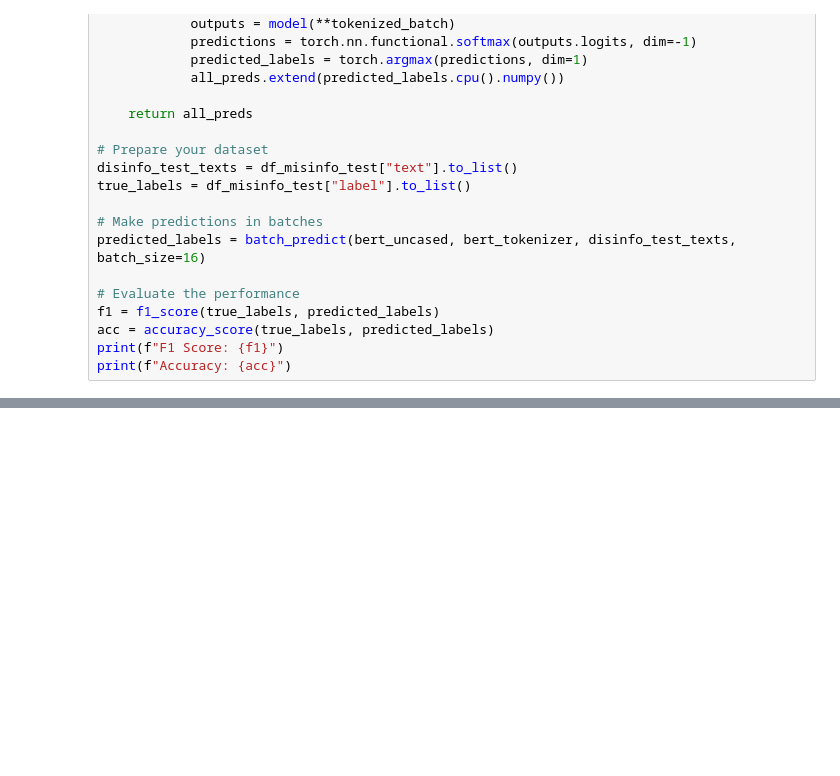
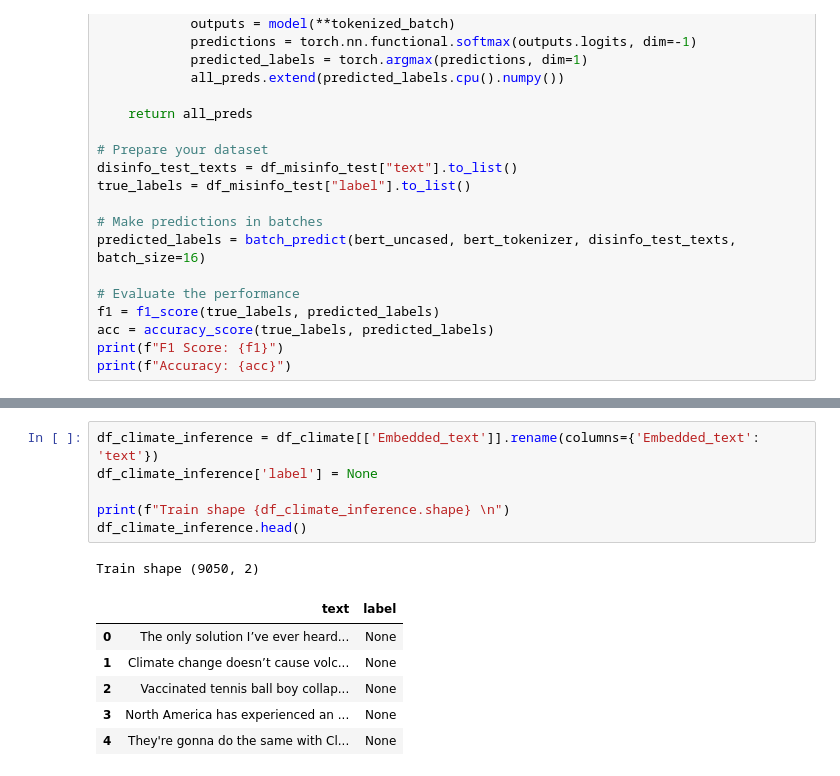
Before and after one commit to henrycgbaker/nlp_research_note, a Jupyter notebook: research_note.ipynb, the cells around one changed output, grey strips where cells are left out. Saved outputs shown, nothing was run; the diff lists cells and outputs as text; blank space fills up the shorter version.

```diff
--- a/research_note.ipynb
+++ b/research_note.ipynb
@@ -756,0 +788,14 @@ print(f"Accuracy: {acc}")
+# %%
+df_climate_inference = df_climate[['Embedded_text']].rename(columns={'Embedded_text': 'text'})
+df_climate_inference['label'] = None
+
+print(f"Train shape {df_climate_inference.shape} \n")
+df_climate_inference.head()
+# %% [output]
+Train shape (9050, 2)
+|  | text | label |
+| 0 | The only solution I’ve ever heard... | None |
+| 1 | Climate change doesn’t cause volc... | None |
+| 2 | Vaccinated tennis ball boy collap... | None |
+| 3 | North America has experienced an ... | None |
+| 4 | They're gonna do the same with Cl... | None |
```
Also changed, not shown: parts of 6 cells of this notebook, 4 other files.
